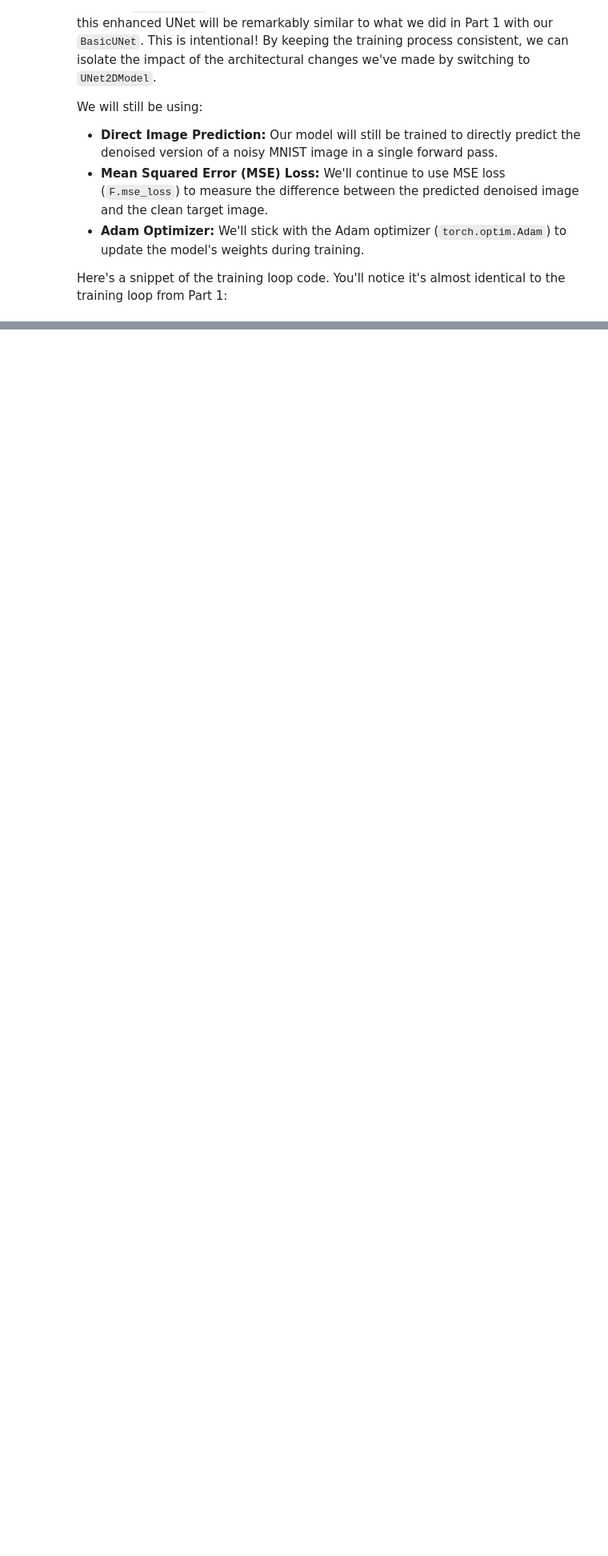
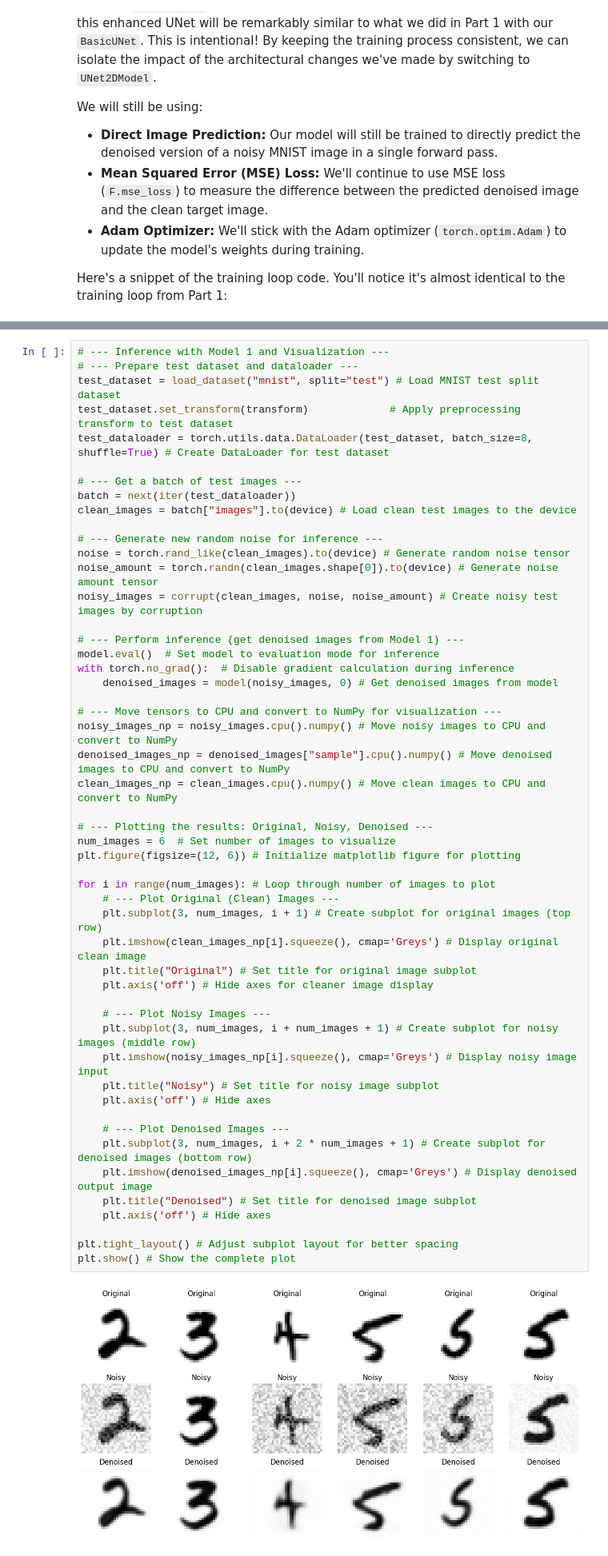
Before and after one commit to hassaanbinaslam/myblog, a Jupyter notebook: posts/2025-02-15-diffusion-model-mnist-part2.ipynb, the cells around one changed output, grey strips where cells are left out. Shown at 80% size. Cells and saved outputs as stored; diff of their text form; blank space fills up the shorter version.

```diff
--- a/posts/2025-02-15-diffusion-model-mnist-part2.ipynb
+++ b/posts/2025-02-15-diffusion-model-mnist-part2.ipynb
@@ -255,0 +337,53 @@ Now that our enhanced UNet is trained, let's see how it performs in denoising MN
+# %%
+# --- Inference with Model 1 and Visualization ---
+# --- Prepare test dataset and dataloader ---
+test_dataset = load_dataset("mnist", split="test") # Load MNIST test split dataset
+test_dataset.set_transform(transform)             # Apply preprocessing transform to test dataset
+test_dataloader = torch.utils.data.DataLoader(test_dataset, batch_size=8, shuffle=True) # Create DataLoader for test dataset
+
+# --- Get a batch of test images ---
+batch = next(iter(test_dataloader))
+clean_images = batch["images"].to(device) # Load clean test images to the device
+
+# --- Generate new random noise for inference ---
+noise = torch.rand_like(clean_images).to(device) # Generate random noise tensor
+noise_amount = torch.randn(clean_images.shape[0]).to(device) # Generate noise amount tensor
+noisy_images = corrupt(clean_images, noise, noise_amount) # Create noisy test images by corruption
+
+# --- Perform inference (get denoised images from Model 1) ---
+model.eval()  # Set model to evaluation mode for inference
+with torch.no_grad():  # Disable gradient calculation during inference
+    denoised_images = model(noisy_images, 0) # Get denoised images from model
+
+# --- Move tensors to CPU and convert to NumPy for visualization ---
+noisy_images_np = noisy_images.cpu().numpy() # Move noisy images to CPU and convert to NumPy
+denoised_images_np = denoised_images["sample"].cpu().numpy() # Move denoised images to CPU and convert to NumPy
+clean_images_np = clean_images.cpu().numpy() # Move clean images to CPU and convert to NumPy
+
+# --- Plotting the results: Original, Noisy, Denoised ---
+num_images = 6  # Set number of images to visualize
+plt.figure(figsize=(12, 6)) # Initialize matplotlib figure for plotting
+
+for i in range(num_images): # Loop through number of images to plot
+    # --- Plot Original (Clean) Images ---
+    plt.subplot(3, num_images, i + 1) # Create subplot for original images (top row)
+    plt.imshow(clean_images_np[i].squeeze(), cmap='Greys') # Display original clean image
+    plt.title("Original") # Set title for original image subplot
+    plt.axis('off') # Hide axes for cleaner image display
+
+    # --- Plot Noisy Images ---
+    plt.subplot(3, num_images, i + num_images + 1) # Create subplot for noisy images (middle row)
+    plt.imshow(noisy_images_np[i].squeeze(), cmap='Greys') # Display noisy image input
+    plt.title("Noisy") # Set title for noisy image subplot
+    plt.axis('off') # Hide axes
+
+    # --- Plot Denoised Images ---
+    plt.subplot(3, num_images, i + 2 * num_images + 1) # Create subplot for denoised images (bottom row)
+    plt.imshow(denoised_images_np[i].squeeze(), cmap='Greys') # Display denoised output image
+    plt.title("Denoised") # Set title for denoised image subplot
+    plt.axis('off') # Hide axes
+
+plt.tight_layout() # Adjust subplot layout for better spacing
+plt.show() # Show the complete plot
+# %% [output]
+[figure, added]
```
Also changed, not shown: parts of 25 cells of this notebook.
